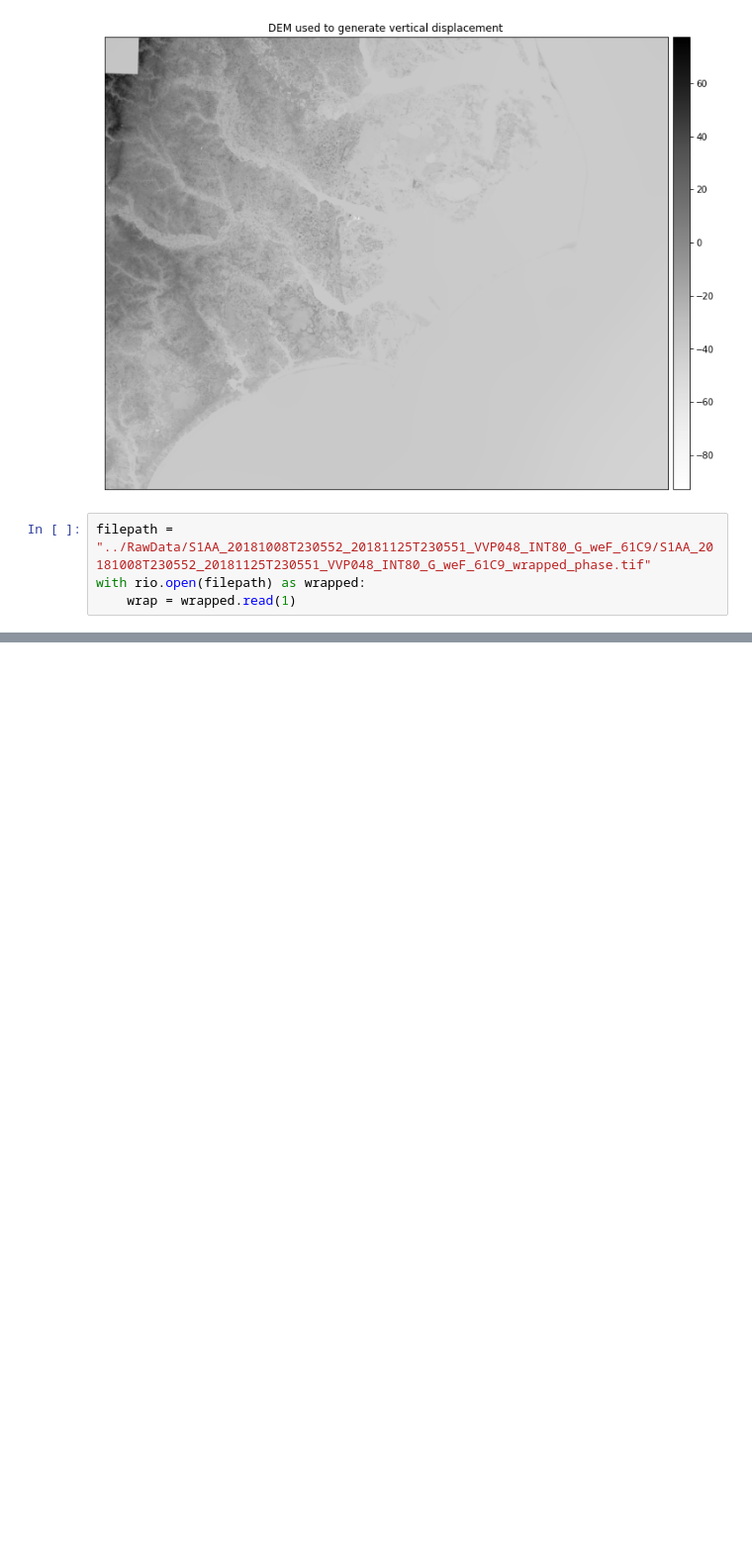
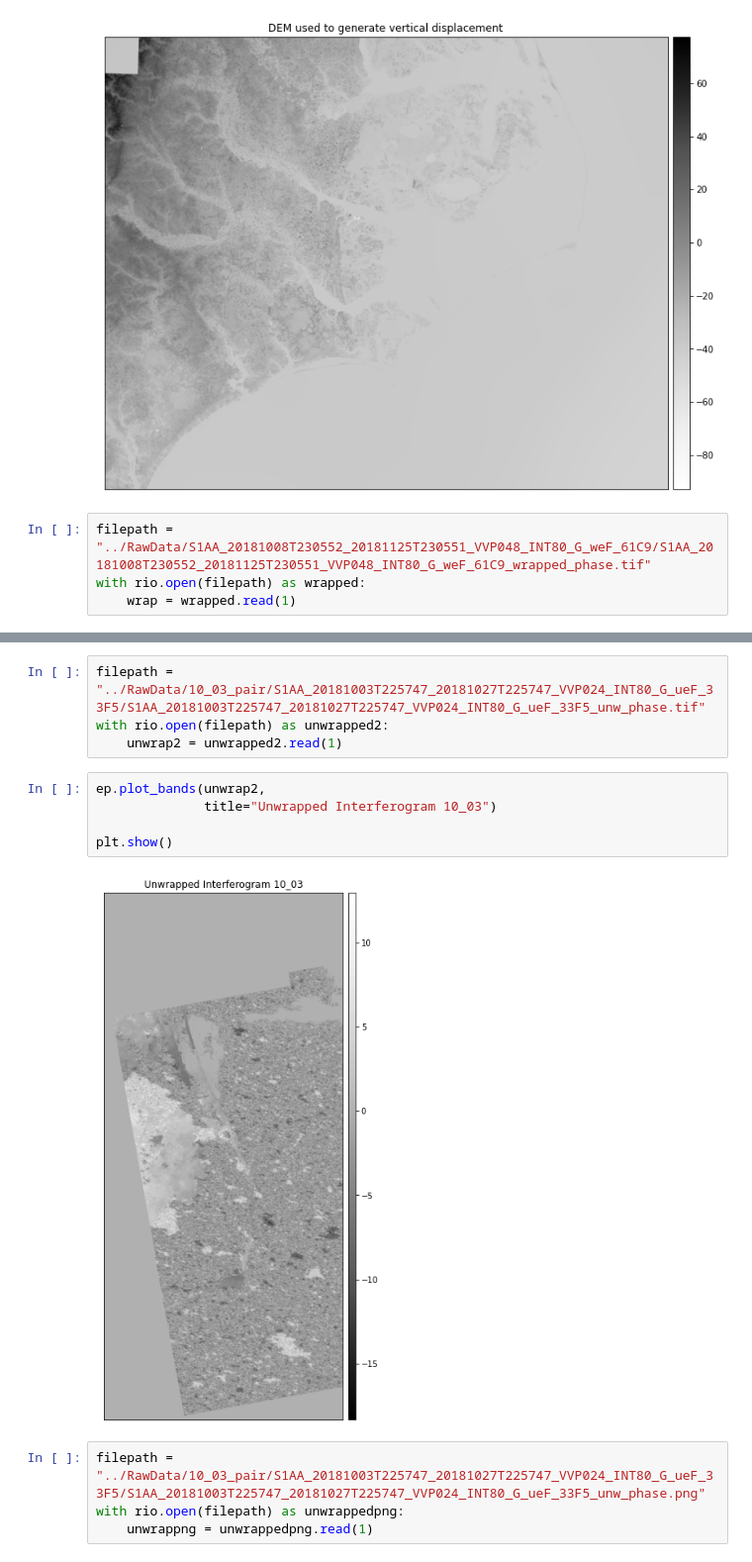
Before and after one commit to tlogie6/Coastal-Bathymetry-Group, a Jupyter notebook: VerticalDisplacement/Code/Data processing vertical displacement.ipynb, the cells around one changed output, grey strips where cells are left out. Shown at 99% size. Saved outputs shown, nothing was run; the diff lists cells and outputs as text; blank space fills up the shorter version.

```diff
--- a/VerticalDisplacement/Code/Data processing vertical displacement.ipynb
+++ b/VerticalDisplacement/Code/Data processing vertical displacement.ipynb
@@ -70,0 +71,15 @@ plt.show()
+# %%
+filepath = "../RawData/10_03_pair/S1AA_20181003T225747_20181027T225747_VVP024_INT80_G_ueF_33F5/S1AA_20181003T225747_20181027T225747_VVP024_INT80_G_ueF_33F5_unw_phase.tif"
+with rio.open(filepath) as unwrapped2:
+    unwrap2 = unwrapped2.read(1)
+# %%
+ep.plot_bands(unwrap2,
+              title="Unwrapped Interferogram 10_03")
+
+plt.show()
+# %% [output]
+[figure, added]
+# %%
+filepath = "../RawData/10_03_pair/S1AA_20181003T225747_20181027T225747_VVP024_INT80_G_ueF_33F5/S1AA_20181003T225747_20181027T225747_VVP024_INT80_G_ueF_33F5_unw_phase.png"
+with rio.open(filepath) as unwrappedpng:
+    unwrappng = unwrappedpng.read(1)
```
Also changed, not shown: parts of 13 cells of this notebook, 2 other files.
